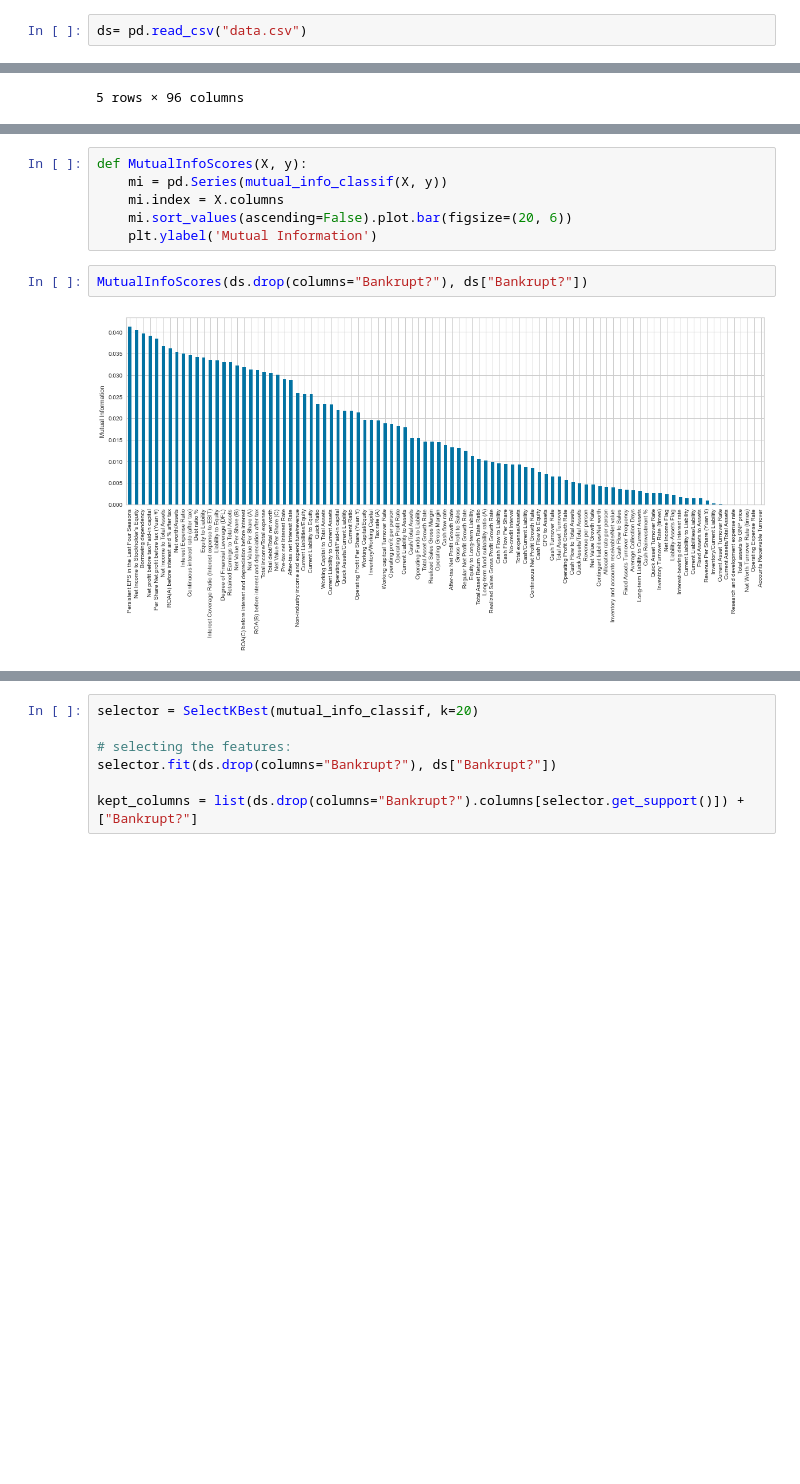
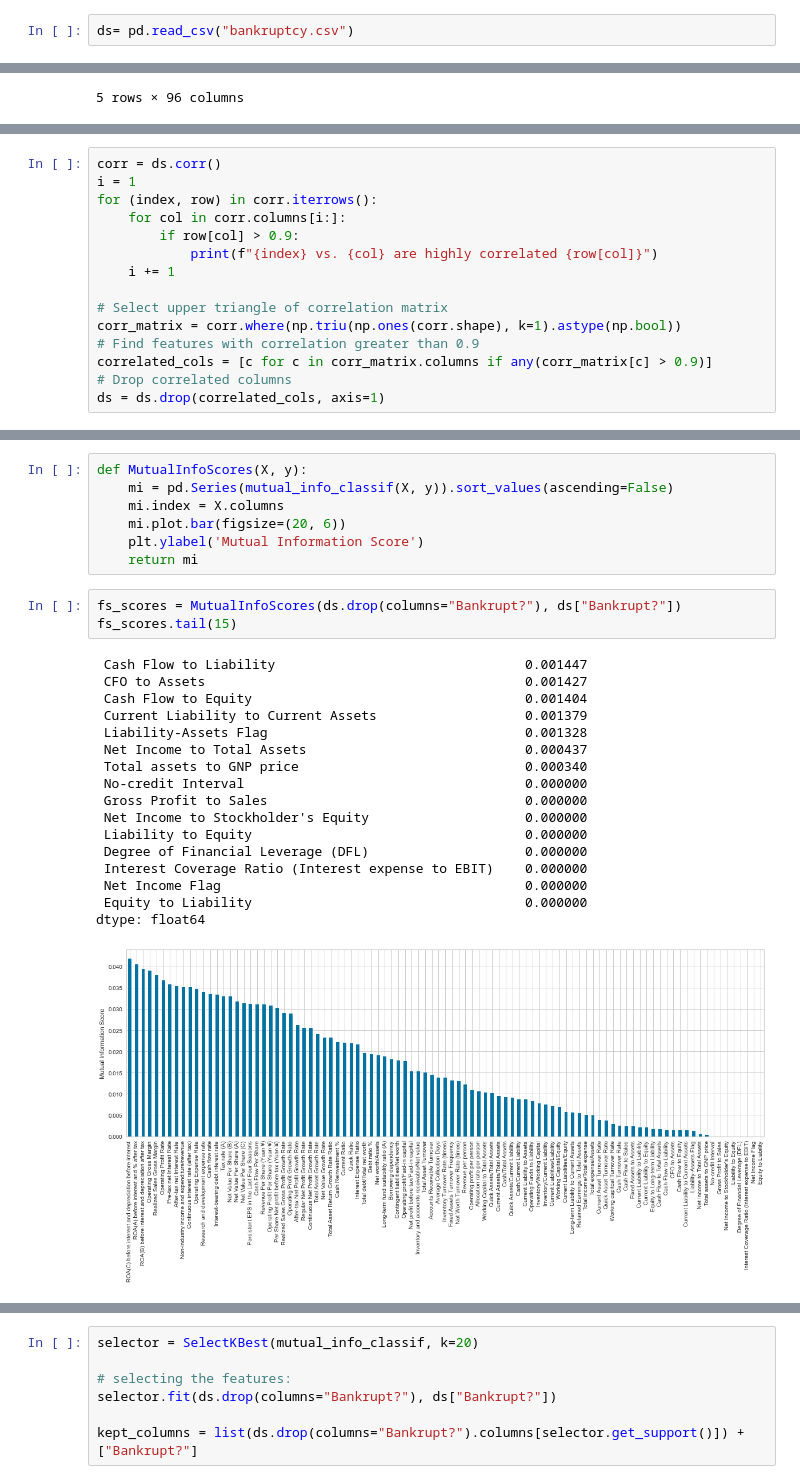
Before and after one commit to chungthuang/DeepLearning, a Jupyter notebook: Deep_Learning_Project.ipynb, the cells around one changed output, grey strips where cells are left out. Drawn from its saved outputs; the diff is of its cells as text; blank space fills up the shorter version.

Commit message:
Add correlation

```diff
--- a/Deep_Learning_Project.ipynb
+++ b/Deep_Learning_Project.ipynb
@@ -407,7 +393,7 @@ def plot_predictions(val, predicted, title, date):
 # %% [markdown]
 - __Loading the dataset:__
 # %%
-ds= pd.read_csv("data.csv")
+ds= pd.read_csv("bankruptcy.csv")
 # %%
 ds.head()
 # %% [output]
@@ -431,0 +452,15 @@ array([1, 0], dtype=int64)
+# %%
+corr = ds.corr()
+i = 1
+for (index, row) in corr.iterrows():
+    for col in corr.columns[i:]:
+        if row[col] > 0.9:
+            print(f"{index} vs. {col} are highly correlated {row[col]}")
+    i += 1
+
+# Select upper triangle of correlation matrix
+corr_matrix = corr.where(np.triu(np.ones(corr.shape), k=1).astype(np.bool))
+# Find features with correlation greater than 0.9
+correlated_cols = [c for c in corr_matrix.columns if any(corr_matrix[c] > 0.9)]
+# Drop correlated columns
+ds = ds.drop(correlated_cols, axis=1)
@@ -432,10 +479,28 @@ array([1, 0], dtype=int64)
 # %%
 def MutualInfoScores(X, y):
-    mi = pd.Series(mutual_info_classif(X, y))
+    mi = pd.Series(mutual_info_classif(X, y)).sort_values(ascending=False)
     mi.index = X.columns
-    mi.sort_values(ascending=False).plot.bar(figsize=(20, 6))
-    plt.ylabel('Mutual Information')
+    mi.plot.bar(figsize=(20, 6))
+    plt.ylabel('Mutual Information Score')
+    return mi
 # %%
-MutualInfoScores(ds.drop(columns="Bankrupt?"), ds["Bankrupt?"])
+fs_scores = MutualInfoScores(ds.drop(columns="Bankrupt?"), ds["Bankrupt?"])
+fs_scores.tail(15)
 # %% [output]
+ Cash Flow to Liability                                0.001447
+ CFO to Assets                                         0.001427
+ Cash Flow to Equity                                   0.001404
+ Current Liability to Current Assets                   0.001379
+ Liability-Assets Flag                                 0.001328
+ Net Income to Total Assets                            0.000437
+ Total assets to GNP price                             0.000340
+ No-credit Interval                                    0.000000
+ Gross Profit to Sales                                 0.000000
+ Net Income to Stockholder's Equity                    0.000000
+ Liability to Equity                                   0.000000
+ Degree of Financial Leverage (DFL)                    0.000000
+ Interest Coverage Ratio (Interest expense to EBIT)    0.000000
+ Net Income Flag                                       0.000000
+ Equity to Liability                                   0.000000
+dtype: float64
-[figure, old version]
+[figure, new version]
```
Also changed, not shown: parts of 30 cells of this notebook.
